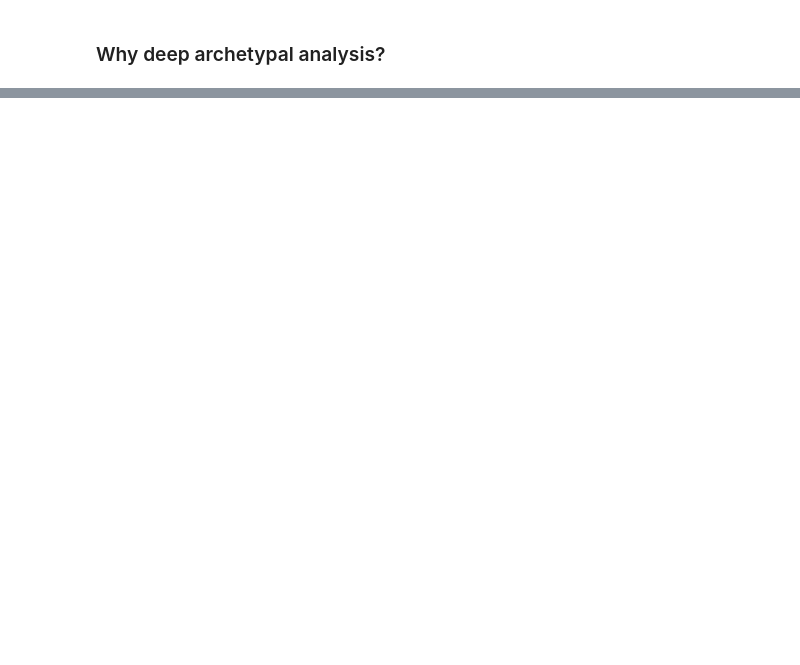
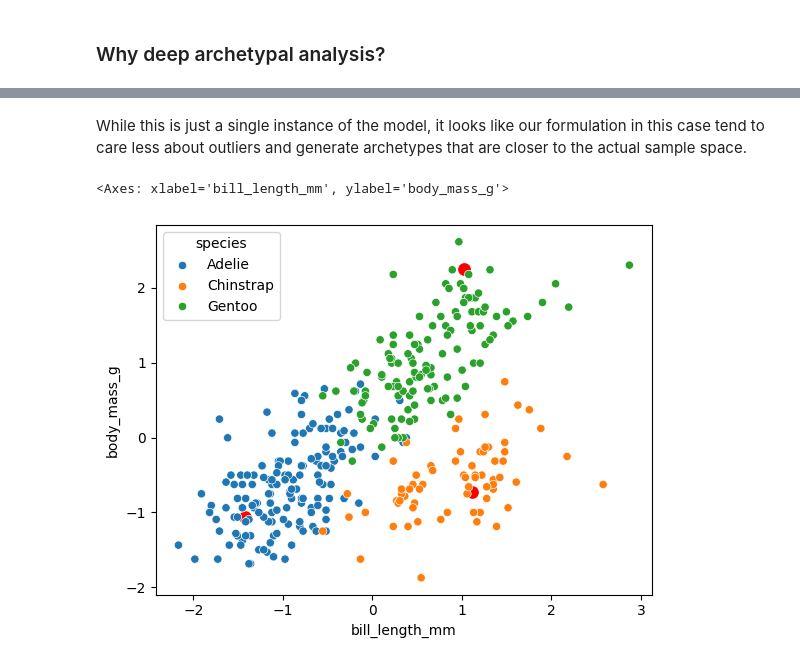
Before and after one commit to sottorivalab/midaa, a Jupyter notebook: docs/daario_long_form.ipynb, the cells around one changed output, grey strips where cells are left out. Saved outputs shown, nothing was run; the diff lists cells and outputs as text; code cells hidden in the pictures; blank space fills up the shorter version.

```diff
--- a/docs/daario_long_form.ipynb
+++ b/docs/daario_long_form.ipynb
@@ -143,0 +207,36 @@ import daario as daa
+# %%
+import midaa as maa
+import numpy as np
+
+# More information on what that is in other tutorials
+res = maa.fit_MIDAA(
+    [X],
+    [np.ones(X.shape[0])],
+    ["G"],
+    hidden_dims_enc_ind = [128], # Hidden dimensions of the encoder
+    hidden_dims_enc_common = [64], # Hidden dimensions of the encoder
+    hidden_dims_enc_pre_Z = [32], # Hidden dimensions of the encoder before the Z layer
+    hidden_dims_dec_common = [32], # Hidden dimensions of the decoder
+    hidden_dims_dec_last = [64, 128], # Hidden dimensions of the decoder last layer
+    lr = 0.01, # Learning rate
+    steps = 300,
+    linearize_decoder=True, # space is super simple we don't need non-linearities
+    linearize_encoder = True,# space is super simple we don't need non-linearities
+    narchetypes = 3,
+    batch_size = 512,
+    CUDA = True
+    )
+# %% [markdown]
+While this is just a single instance of the model, it looks like our formulation in this case tend to care less about outliers and generate archetypes that are closer to the actual sample space.
+# %%
+# Generate the archetypes
+H = res["inferred_quantities"]["B"] @ X
+
+X_df["species"] = penguins["species"]
+
+# plot the archetypes together to this scatterplot in the same plots, and connect them by a triangle
+sns.scatterplot(x=H[:,0], y=H[:,1], color='red', s=100)
+sns.scatterplot(data=X_df, x="bill_length_mm", y="body_mass_g", hue="species")
+# %% [output]
+<Axes: xlabel='bill_length_mm', ylabel='body_mass_g'>
+[figure, added]
```
Also changed, not shown: parts of 16 cells of this notebook, 49 other files.
